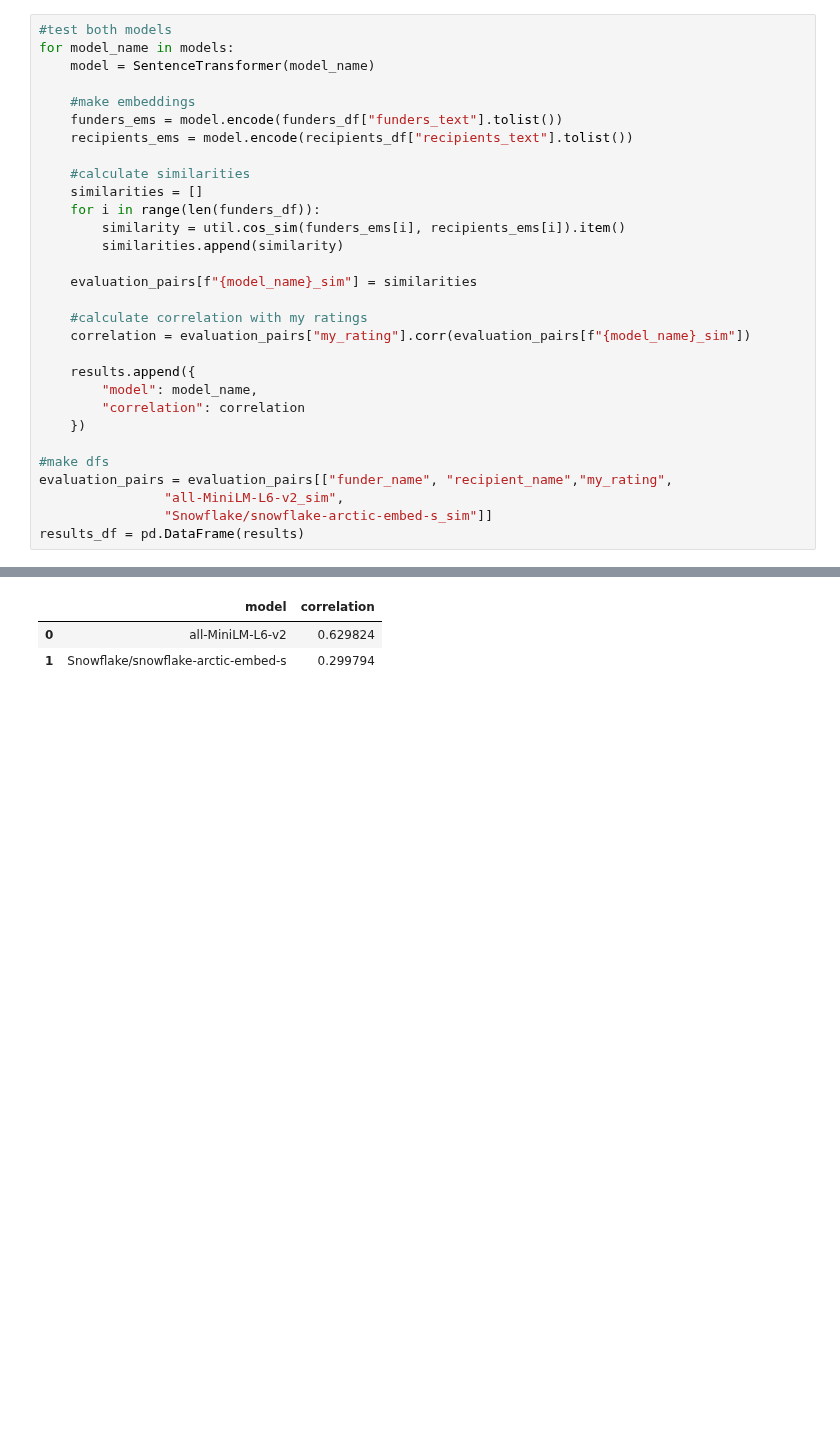
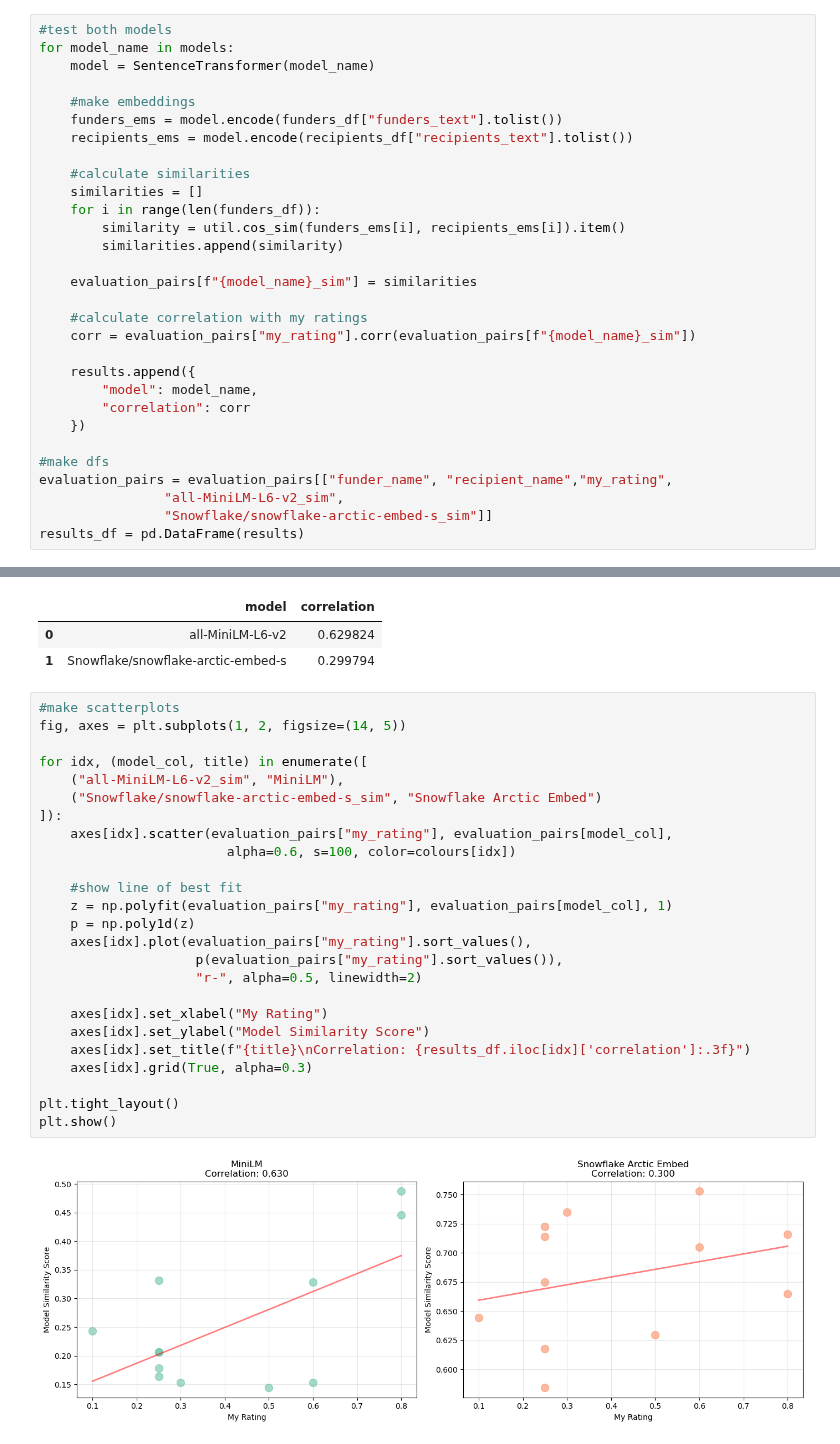
Before and after one commit to lico27/prospie, a Jupyter notebook: 7_data_preprocessor/7.1_model_selection.ipynb, the cells around one changed output, grey strips where cells are left out. Saved outputs shown, nothing was run; the diff lists cells and outputs as text; blank space fills up the shorter version.

Commit message:
make scatterplot to visualise results

```diff
--- a/7_data_preprocessor/7.1_model_selection.ipynb
+++ b/7_data_preprocessor/7.1_model_selection.ipynb
@@ -115,11 +116,11 @@ for model_name in models:
     evaluation_pairs[f"{model_name}_sim"] = similarities
 
     #calculate correlation with my ratings
-    correlation = evaluation_pairs["my_rating"].corr(evaluation_pairs[f"{model_name}_sim"])
+    corr = evaluation_pairs["my_rating"].corr(evaluation_pairs[f"{model_name}_sim"])
 
     results.append({
         "model": model_name,
-        "correlation": correlation
+        "correlation": corr
     })
 
 #make dfs
@@ -151,3 +152,30 @@ results_df
 |  | model | correlation |
 | 0 | all-MiniLM-L6-v2 | 0.629824 |
 | 1 | Snowflake/snowflake-arctic-embed-s | 0.299794 |
+# %%
+#make scatterplots
+fig, axes = plt.subplots(1, 2, figsize=(14, 5))
+
+for idx, (model_col, title) in enumerate([
+    ("all-MiniLM-L6-v2_sim", "MiniLM"),
+    ("Snowflake/snowflake-arctic-embed-s_sim", "Snowflake Arctic Embed")
+]):
+    axes[idx].scatter(evaluation_pairs["my_rating"], evaluation_pairs[model_col],
+                        alpha=0.6, s=100, color=colours[idx])
+
+    #show line of best fit
+    z = np.polyfit(evaluation_pairs["my_rating"], evaluation_pairs[model_col], 1)
+    p = np.poly1d(z)
+    axes[idx].plot(evaluation_pairs["my_rating"].sort_values(),
+                    p(evaluation_pairs["my_rating"].sort_values()),
+                    "r-", alpha=0.5, linewidth=2)
+
+    axes[idx].set_xlabel("My Rating")
+    axes[idx].set_ylabel("Model Similarity Score")
+    axes[idx].set_title(f"{title}\nCorrelation: {results_df.iloc[idx]['correlation']:.3f}")
+    axes[idx].grid(True, alpha=0.3)
+
+plt.tight_layout()
+plt.show()
+# %% [output]
+[figure, added]
```
Also changed, not shown: parts of 1 cell of this notebook.
